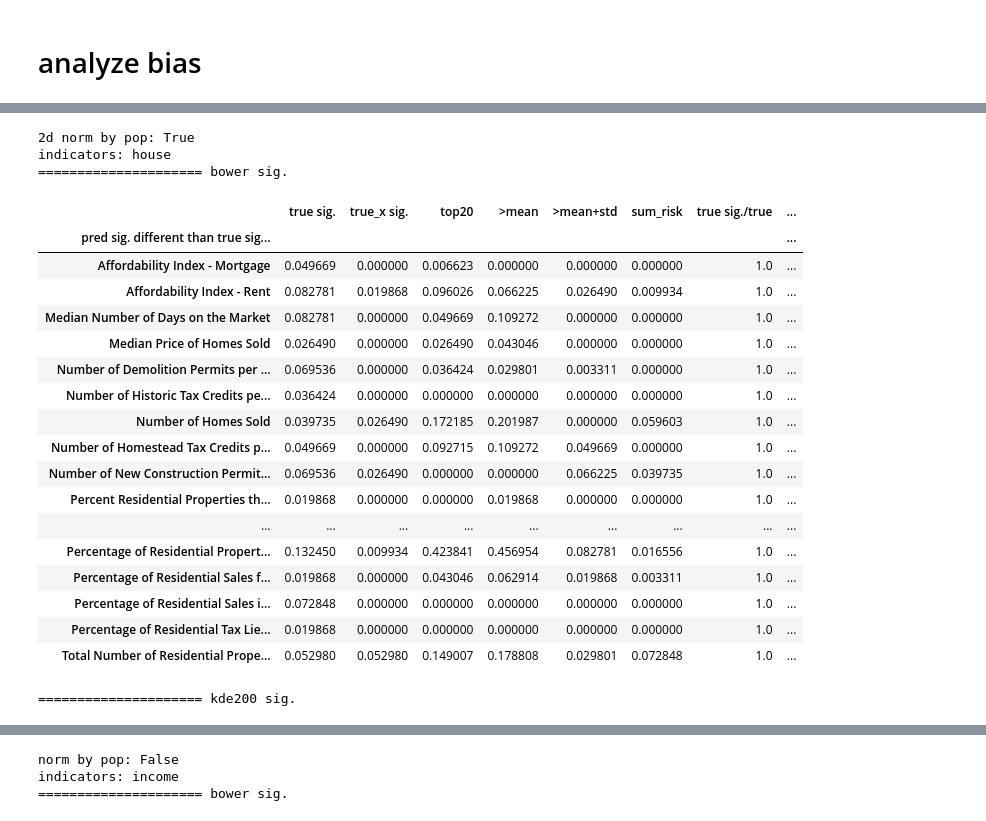
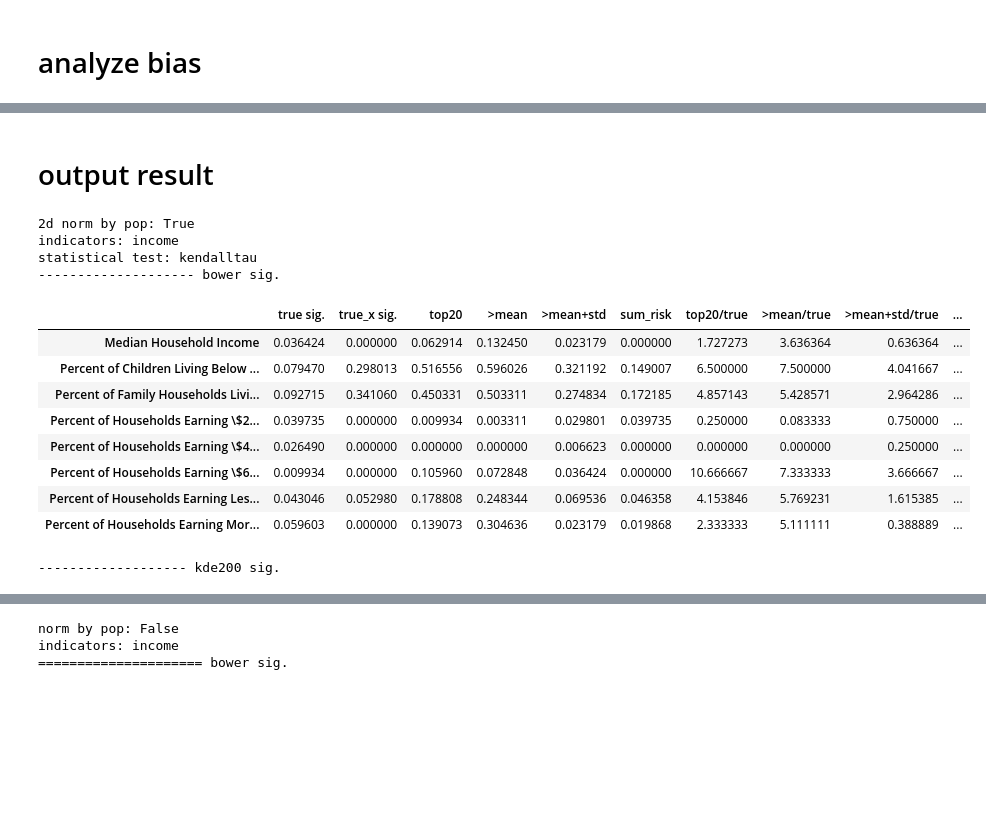
Before and after one commit to JHWu92/public-safety-baltimore, a Jupyter notebook: bias-in-bower-replicate.ipynb, the cells around one changed output, grey strips where cells are left out. Cells and saved outputs as stored; diff of their text form; code cells hidden in the pictures; blank space fills up the shorter version.

Commit message:
add spearman and Kendall’s tau test

```diff
--- a/bias-in-bower-replicate.ipynb
+++ b/bias-in-bower-replicate.ipynb
@@ -21,3 +18,6 @@ housing_cols = list(set(indicators.columns.tolist()) & set(BniaIndicators.housin
+# %%
+income_cols = [col for col in BniaIndicators.household_income if col in set(indicators.columns.tolist())]
+housing_cols = [col for col in BniaIndicators.housing if col in set(indicators.columns.tolist())]
 # %% [markdown]
 # true y event count for bnia nbh
 # %%
@@ -138,10 +138,10 @@ pear_above_mean_std_hotspots_count_2d = pear_ana(pred_res_above_mean_std_hotspot
 p_thres_true = 0.05
 p_thres_pred = 0.05
 # %%
-def get_res_table(pearsonr_res, cond, kind, periods):
-    res = pearsonr_res[cond].pivot(index='period', columns='indicator', values='rp_'+kind)
+def get_res_table(stest_res, cond, kind, periods):
+    res = stest_res[cond].pivot(index='period', columns='indicator', values='rp_'+kind)
     return res.reindex(periods)
-def mean_not_null(pearsonr_res, cond, kind, periods):
-    ires = get_res_table(pearsonr_res, cond, kind, periods)
+def mean_not_null(stest_res, cond, kind, periods):
+    ires = get_res_table(stest_res, cond, kind, periods)
     return (~ires.isnull()).mean()
 # %%
@@ -192,12 +172,17 @@ pd.DataFrame.from_dict(tmp).T
+# %% [markdown]
+# output result
 # %%
 
 norm_by_pop_2d = True
 cols_type = 'income'
-cols_type = 'house'
+# cols_type = 'house'
+st_type = 'kendalltau'
 cols = {'house': housing_cols, 'income':income_cols}[cols_type]
 # cols = income_cols + housing_cols
+stest = {'pearsonr': pearsonr, 'spearmanr': spearmanr, 'kendalltau': kendalltau}[st_type]
 print('2d norm by pop:',norm_by_pop_2d)
 print('indicators:', cols_type)
+print('statistical test:', st_type)
 
 pred_res_top20_hotspots_count_2d = pd.read_csv('exp_res/bower_2day_bnia_top20_hotspots.csv', index_col=0).join(nbh_true_y_2d)
 pred_res_sum_risk_hotspots_2d = pd.read_csv('exp_res/bower_2day_bnia_sum_risk_hotspots.csv', index_col=0).join(nbh_true_y_2d)
@@ -209,64 +194,60 @@ if norm_by_pop_2d:
     norm_by_population(pred_res_above_mean_hotspots_count_2d)
     norm_by_population(pred_res_above_mean_std_hotspots_count_2d)
 
-pear_top20_hotspots_count_2d = pear_ana(pred_res_top20_hotspots_count_2d,cols)
-pear_sum_risk_hotspots_2d = pear_ana(pred_res_sum_risk_hotspots_2d,cols)
-pear_above_mean_hotspots_count_2d = pear_ana(pred_res_above_mean_hotspots_count_2d,cols)
-pear_above_mean_std_hotspots_count_2d = pear_ana(pred_res_above_mean_std_hotspots_count_2d,cols)
+stest_top20_hotspots_count_2d = stest_ana(pred_res_top20_hotspots_count_2d,cols, stest)
+stest_sum_risk_hotspots_2d = stest_ana(pred_res_sum_risk_hotspots_2d,cols, stest)
+stest_above_mean_hotspots_count_2d = stest_ana(pred_res_above_mean_hotspots_count_2d,cols, stest)
+stest_above_mean_std_hotspots_count_2d = stest_ana(pred_res_above_mean_std_hotspots_count_2d,cols, stest)
 
-sig_top20_hotspots_count_2d = get_res_table_for_4kinds(pear_top20_hotspots_count_2d, pred_res_top20_hotspots_count_2d)
-sig_sum_risk_hotspots_2d = get_res_table_for_4kinds(pear_sum_risk_hotspots_2d, pred_res_sum_risk_hotspots_2d)
-sig_above_mean_hotspots_count_2d = get_res_table_for_4kinds(pear_above_mean_hotspots_count_2d, pred_res_above_mean_hotspots_count_2d)
-sig_above_mean_std_hotspots_count_2d = get_res_table_for_4kinds(pear_above_mean_std_hotspots_count_2d, pred_res_above_mean_std_hotspots_count_2d)
+sig_top20_hotspots_count_2d = get_res_table_for_4kinds(stest_top20_hotspots_count_2d, pred_res_top20_hotspots_count_2d)
+sig_sum_risk_hotspots_2d = get_res_table_for_4kinds(stest_sum_risk_hotspots_2d, pred_res_sum_risk_hotspots_2d)
+sig_above_mean_hotspots_count_2d = get_res_table_for_4kinds(stest_above_mean_hotspots_count_2d, pred_res_above_mean_hotspots_count_2d)
+sig_above_mean_std_hotspots_count_2d = get_res_table_for_4kinds(stest_above_mean_std_hotspots_count_2d, pred_res_above_mean_std_hotspots_count_2d)
 
 true_sig_pcnt = sig_top20_hotspots_count_2d['true sig.']
 truex_sig_pcnt = sig_top20_hotspots_count_2d['true_x sig.']
 
 c = 'bower sig.'
 bower_sig_pcnt_2d = pd.concat([true_sig_pcnt, truex_sig_pcnt,
                  sig_top20_hotspots_count_2d[c],
                  sig_above_mean_hotspots_count_2d[c],
                  sig_above_mean_std_hotspots_count_2d[c],
                  sig_sum_risk_hotspots_2d[c],
                 ],
           axis=1)
 bower_sig_pcnt_2d.columns = ['true sig.','true_x sig.','top20', '>mean', '>mean+std', 'sum_risk', ]
-bower_sig_pcnt_2d = bower_sig_pcnt_2d.join(bower_sig_pcnt_2d.divide(true_sig_pcnt, axis=0),rsuffix='/true')
-print('=====================',c)
+bower_sig_pcnt_2d = bower_sig_pcnt_2d.join(bower_sig_pcnt_2d[['top20', '>mean', '>mean+std', 'sum_risk']].divide(true_sig_pcnt, axis=0),rsuffix='/true')
+print('--------------------',c)
+# bower_sig_pcnt_2d = bower_sig_pcnt_2d.reindex(income_cols)
+bower_sig_pcnt_2d.index = [col.replace('$','\$') for col in bower_sig_pcnt_2d.index]
 display(bower_sig_pcnt_2d.fillna(0))
 
 c = 'kde200 sig.'
 kde200_sig_pcnt_2d = pd.concat([true_sig_pcnt, truex_sig_pcnt,
                  sig_top20_hotspots_count_2d[c],
                  sig_above_mean_hotspots_count_2d[c],
                  sig_above_mean_std_hotspots_count_2d[c],
                  sig_sum_risk_hotspots_2d[c],
                 ],
           axis=1)
 kde200_sig_pcnt_2d.columns = ['true sig.','true_x sig.','top20', '>mean', '>mean+std', 'sum_risk', ]
-kde200_sig_pcnt_2d=kde200_sig_pcnt_2d.join(kde200_sig_pcnt_2d.divide(true_sig_pcnt, axis=0),rsuffix='/true')
-print('=====================',c)
+kde200_sig_pcnt_2d=kde200_sig_pcnt_2d.join(kde200_sig_pcnt_2d[['top20', '>mean', '>mean+std', 'sum_risk']].divide(true_sig_pcnt, axis=0),rsuffix='/true')
+print('-------------------',c)
+# kde200_sig_pcnt_2d = kde200_sig_pcnt_2d.reindex(income_cols)
+kde200_sig_pcnt_2d.index = [col.replace('$','\$') for col in kde200_sig_pcnt_2d.index]
 display(kde200_sig_pcnt_2d.fillna(0))
 # %% [output]
 2d norm by pop: True
-indicators: house
-===================== bower sig.
+indicators: income
+statistical test: kendalltau
+-------------------- bower sig.
-|  | true sig. | true_x sig. | top20 | >mean | >mean+std | sum_risk | true sig./true | ... |
-| pred sig. different than true sig... |  |  |  |  |  |  |  | ... |
-| Affordability Index - Mortgage | 0.049669 | 0.000000 | 0.006623 | 0.000000 | 0.000000 | 0.000000 | 1.0 | ... |
-| Affordability Index - Rent | 0.082781 | 0.019868 | 0.096026 | 0.066225 | 0.026490 | 0.009934 | 1.0 | ... |
-| Median Number of Days on the Market | 0.082781 | 0.000000 | 0.049669 | 0.109272 | 0.000000 | 0.000000 | 1.0 | ... |
-| Median Price of Homes Sold | 0.026490 | 0.000000 | 0.026490 | 0.043046 | 0.000000 | 0.000000 | 1.0 | ... |
-| Number of Demolition Permits per ... | 0.069536 | 0.000000 | 0.036424 | 0.029801 | 0.003311 | 0.000000 | 1.0 | ... |
-| Number of Historic Tax Credits pe... | 0.036424 | 0.000000 | 0.000000 | 0.000000 | 0.000000 | 0.000000 | 1.0 | ... |
-| Number of Homes Sold | 0.039735 | 0.026490 | 0.172185 | 0.201987 | 0.000000 | 0.059603 | 1.0 | ... |
-| Number of Homestead Tax Credits p... | 0.049669 | 0.000000 | 0.092715 | 0.109272 | 0.049669 | 0.000000 | 1.0 | ... |
-| Number of New Construction Permit... | 0.069536 | 0.026490 | 0.000000 | 0.000000 | 0.066225 | 0.039735 | 1.0 | ... |
-| Percent Residential Properties th... | 0.019868 | 0.000000 | 0.000000 | 0.019868 | 0.000000 | 0.000000 | 1.0 | ... |
-| ... | ... | ... | ... | ... | ... | ... | ... | ... |
-| Percentage of Residential Propert... | 0.132450 | 0.009934 | 0.423841 | 0.456954 | 0.082781 | 0.016556 | 1.0 | ... |
-| Percentage of Residential Sales f... | 0.019868 | 0.000000 | 0.043046 | 0.062914 | 0.019868 | 0.003311 | 1.0 | ... |
-| Percentage of Residential Sales i... | 0.072848 | 0.000000 | 0.000000 | 0.000000 | 0.000000 | 0.000000 | 1.0 | ... |
-| Percentage of Residential Tax Lie... | 0.019868 | 0.000000 | 0.000000 | 0.000000 | 0.000000 | 0.000000 | 1.0 | ... |
-| Total Number of Residential Prope... | 0.052980 | 0.052980 | 0.149007 | 0.178808 | 0.029801 | 0.072848 | 1.0 | ... |
+|  | true sig. | true_x sig. | top20 | >mean | >mean+std | sum_risk | top20/true | >mean/true | >mean+std/true | ... |
+| Median Household Income | 0.036424 | 0.000000 | 0.062914 | 0.132450 | 0.023179 | 0.000000 | 1.727273 | 3.636364 | 0.636364 | ... |
+| Percent of Children Living Below ... | 0.079470 | 0.298013 | 0.516556 | 0.596026 | 0.321192 | 0.149007 | 6.500000 | 7.500000 | 4.041667 | ... |
+| Percent of Family Households Livi... | 0.092715 | 0.341060 | 0.450331 | 0.503311 | 0.274834 | 0.172185 | 4.857143 | 5.428571 | 2.964286 | ... |
+| Percent of Households Earning \$2... | 0.039735 | 0.000000 | 0.009934 | 0.003311 | 0.029801 | 0.039735 | 0.250000 | 0.083333 | 0.750000 | ... |
+| Percent of Households Earning \$4... | 0.026490 | 0.000000 | 0.000000 | 0.000000 | 0.006623 | 0.000000 | 0.000000 | 0.000000 | 0.250000 | ... |
+| Percent of Households Earning \$6... | 0.009934 | 0.000000 | 0.105960 | 0.072848 | 0.036424 | 0.000000 | 10.666667 | 7.333333 | 3.666667 | ... |
+| Percent of Households Earning Les... | 0.043046 | 0.052980 | 0.178808 | 0.248344 | 0.069536 | 0.046358 | 4.153846 | 5.769231 | 1.615385 | ... |
+| Percent of Households Earning Mor... | 0.059603 | 0.000000 | 0.139073 | 0.304636 | 0.023179 | 0.019868 | 2.333333 | 5.111111 | 0.388889 | ... |
-===================== kde200 sig.
+------------------- kde200 sig.
```
Also changed, not shown: parts of 7 cells of this notebook, 1 other file.
